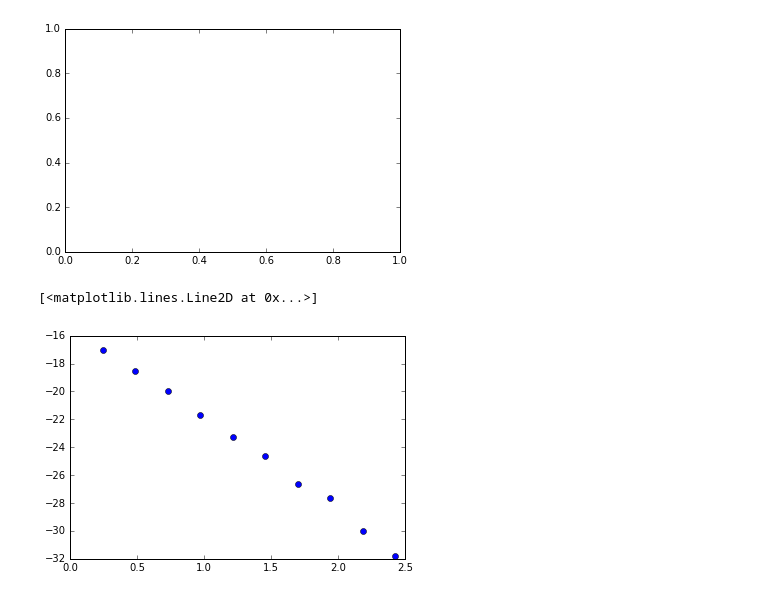
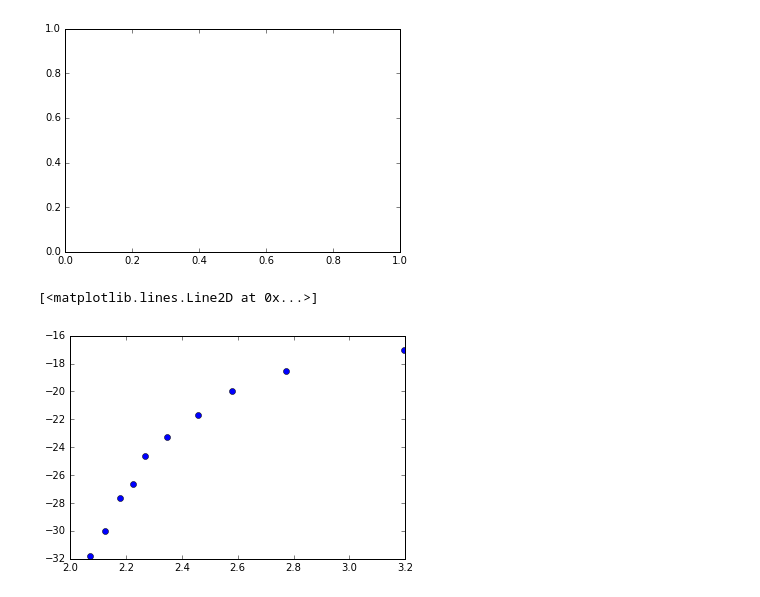
Before and after one commit to jtchang/KChannelModel, a Jupyter notebook: Chang&Higley(2017).ipynb, the cells around one changed output. Saved outputs shown, nothing was run; the diff lists cells and outputs as text; code cells hidden in the pictures.

```diff
--- a/Chang&Higley(2017).ipynb
+++ b/Chang&Higley(2017).ipynb
@@ -88,12 +88,12 @@ gk= mcnh.load_gk_data()
 # %%
 fig=plt.figure()
 ax=fig.add_subplot(111)
-ax.plot(gk["car_1"]["gk"], gk["car_1"]["CaInh"], 'o')
+ax.plot(gk["car_1"]["AP_widthU"], gk["car_1"]["CaInh"], 'o')
 #ax.plot(gk["car_1"]["RawData"][2]["uninhibitedbAP"].time, gk["car_1"]["RawData"][2]["uninhibitedbAP"].dendrite_v)
 #ax.plot(gk["car_1"]["RawData"][0]["uninhibitedbAP"].time, gk["car_1"]["RawData"][0]["uninhibitedbAP"].soma_v)
 #ax.plot(gk["car_1"]["RawData"][2]["uninhibitedbAP"].time, gk["car_1"]["RawData"][6]["uninhibitedbAP"].dendrite_v)
 #ax.plot(gk["car_1"]["RawData"][9]["uninhibitedbAP"].time, gk["car_1"]["RawData"][9]["uninhibitedbAP"].dendrite_v)
 #plt.xlim([459,560])
 # %% [output]
 [<matplotlib.lines.Line2D at 0x...>]
-[figure, old version]
+[figure, new version]
```
